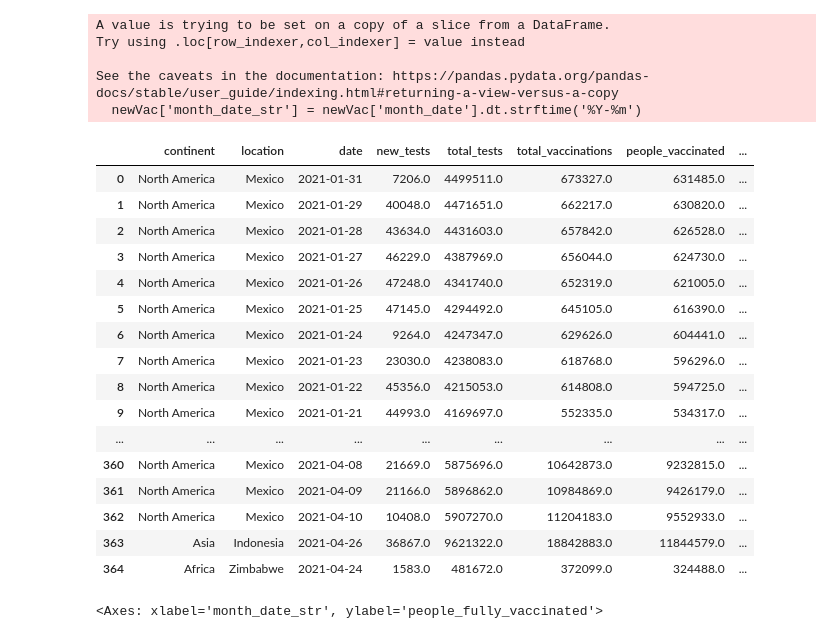
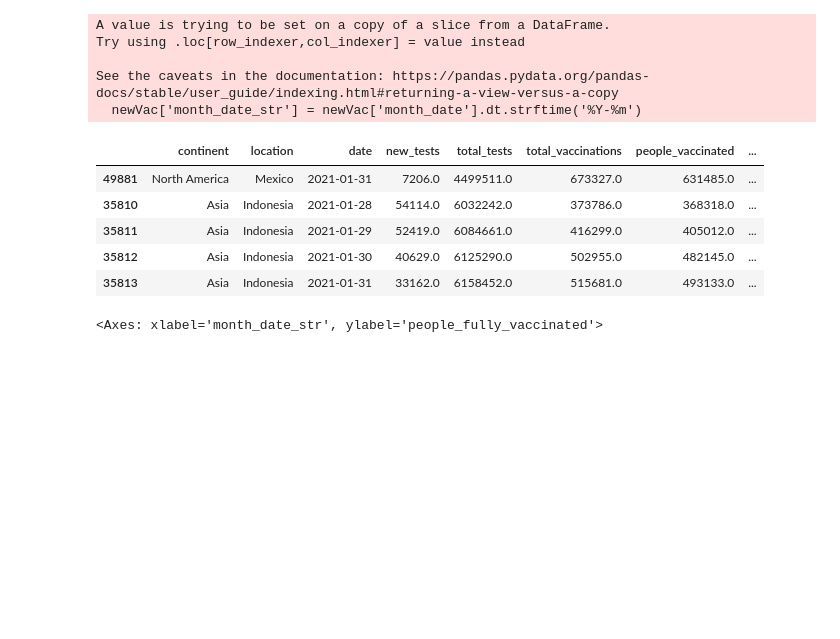
Before and after one commit to phnormalguy/Covid_Analysis_Project, a Jupyter notebook: pythonNotebook/covid_analysis.ipynb, the cells around one changed output. Drawn from its saved outputs; the diff is of its cells as text; code cells hidden in the pictures; blank space fills up the shorter version.

```diff
--- a/pythonNotebook/covid_analysis.ipynb
+++ b/pythonNotebook/covid_analysis.ipynb
@@ -92,24 +92,14 @@ See the caveats in the documentation: https://pandas.pydata.org/pandas-docs/stab
 # %%
 newVac = newVac.sort_values(by='month_date_str')
 newVac.reset_index(drop=True)
+newVac.head()
 # %% [output]
 |  | continent | location | date | new_tests | total_tests | total_vaccinations | people_vaccinated | ... |
-| 0 | North America | Mexico | 2021-01-31 | 7206.0 | 4499511.0 | 673327.0 | 631485.0 | ... |
-| 1 | North America | Mexico | 2021-01-29 | 40048.0 | 4471651.0 | 662217.0 | 630820.0 | ... |
-| 2 | North America | Mexico | 2021-01-28 | 43634.0 | 4431603.0 | 657842.0 | 626528.0 | ... |
-| 3 | North America | Mexico | 2021-01-27 | 46229.0 | 4387969.0 | 656044.0 | 624730.0 | ... |
-| 4 | North America | Mexico | 2021-01-26 | 47248.0 | 4341740.0 | 652319.0 | 621005.0 | ... |
-| 5 | North America | Mexico | 2021-01-25 | 47145.0 | 4294492.0 | 645105.0 | 616390.0 | ... |
-| 6 | North America | Mexico | 2021-01-24 | 9264.0 | 4247347.0 | 629626.0 | 604441.0 | ... |
-| 7 | North America | Mexico | 2021-01-23 | 23030.0 | 4238083.0 | 618768.0 | 596296.0 | ... |
-| 8 | North America | Mexico | 2021-01-22 | 45356.0 | 4215053.0 | 614808.0 | 594725.0 | ... |
-| 9 | North America | Mexico | 2021-01-21 | 44993.0 | 4169697.0 | 552335.0 | 534317.0 | ... |
-| ... | ... | ... | ... | ... | ... | ... | ... | ... |
-| 360 | North America | Mexico | 2021-04-08 | 21669.0 | 5875696.0 | 10642873.0 | 9232815.0 | ... |
-| 361 | North America | Mexico | 2021-04-09 | 21166.0 | 5896862.0 | 10984869.0 | 9426179.0 | ... |
-| 362 | North America | Mexico | 2021-04-10 | 10408.0 | 5907270.0 | 11204183.0 | 9552933.0 | ... |
-| 363 | Asia | Indonesia | 2021-04-26 | 36867.0 | 9621322.0 | 18842883.0 | 11844579.0 | ... |
-| 364 | Africa | Zimbabwe | 2021-04-24 | 1583.0 | 481672.0 | 372099.0 | 324488.0 | ... |
+| 49881 | North America | Mexico | 2021-01-31 | 7206.0 | 4499511.0 | 673327.0 | 631485.0 | ... |
+| 35810 | Asia | Indonesia | 2021-01-28 | 54114.0 | 6032242.0 | 373786.0 | 368318.0 | ... |
+| 35811 | Asia | Indonesia | 2021-01-29 | 52419.0 | 6084661.0 | 416299.0 | 405012.0 | ... |
+| 35812 | Asia | Indonesia | 2021-01-30 | 40629.0 | 6125290.0 | 502955.0 | 482145.0 | ... |
+| 35813 | Asia | Indonesia | 2021-01-31 | 33162.0 | 6158452.0 | 515681.0 | 493133.0 | ... |
 # %%
 sns.barplot(data=newVac,x='month_date_str',y='people_fully_vaccinated',hue='continent')
 # %% [output]
```
Also changed, not shown: parts of 4 cells of this notebook.
